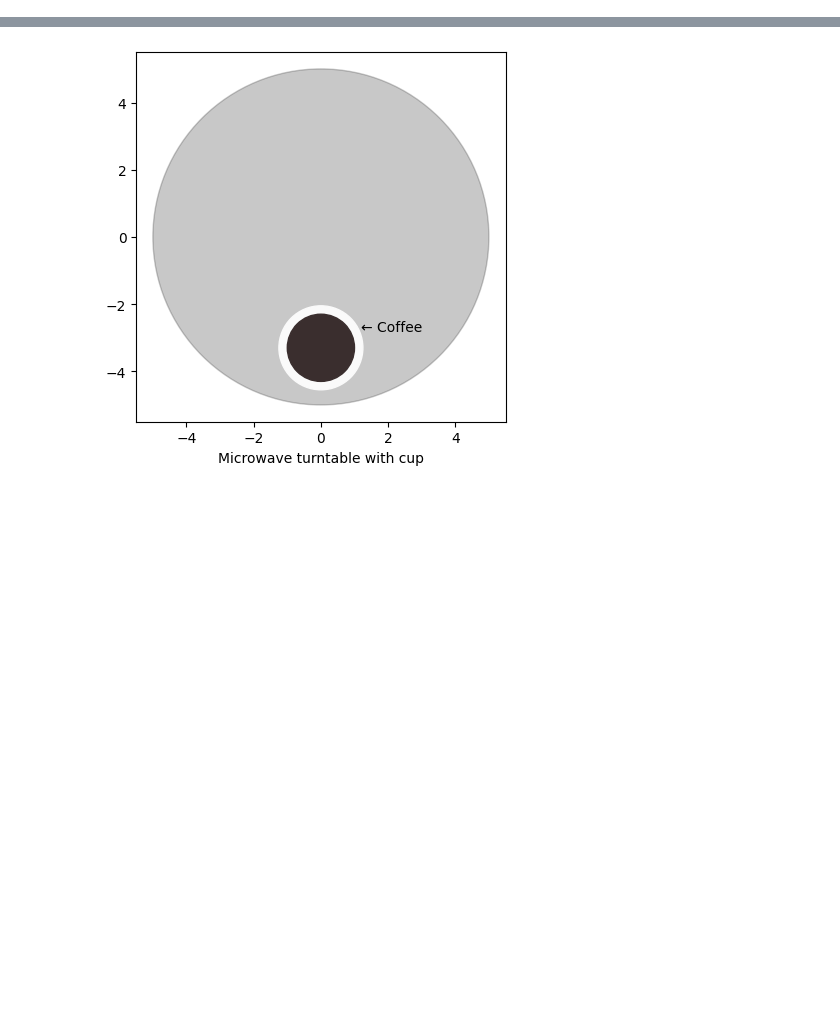
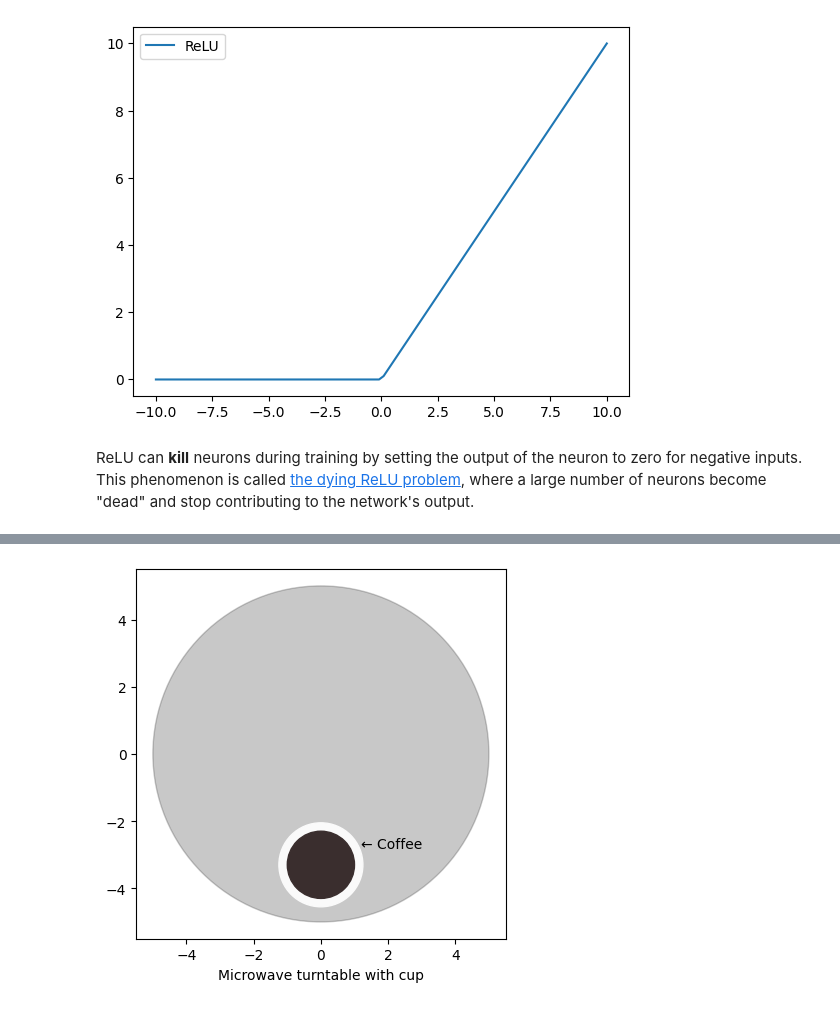
Before and after one commit to wlinds/mte, a Jupyter notebook: daily_doodle.ipynb, the cells around one changed output, grey strips where cells are left out. Saved outputs shown, nothing was run; the diff lists cells and outputs as text; code cells hidden in the pictures; blank space fills up the shorter version.

```diff
--- a/daily_doodle.ipynb
+++ b/daily_doodle.ipynb
@@ -0,0 +37,11 @@
+# %%
+def relu(x):
+    return np.maximum(0, x)
+# %%
+plt.plot(x, relu(x), label='ReLU')
+plt.legend()
+plt.show()
+# %% [output]
+[figure, added]
+# %% [markdown]
+ReLU can **kill** neurons during training by setting the output of the neuron to zero for negative inputs. This phenomenon is called <a href="https://towardsdatascience.com/the-dying-relu-problem-clearly-explained-42d0c54e0d24">the dying ReLU problem</a>, where a large number of neurons become "dead" and stop contributing to the network's output.
```
Also changed, not shown: parts of 16 cells of this notebook.
